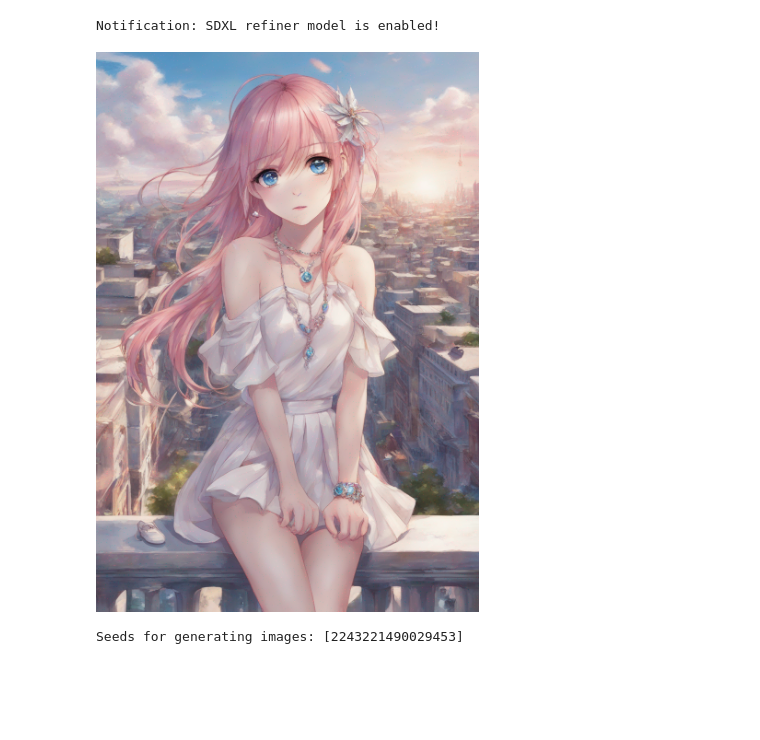
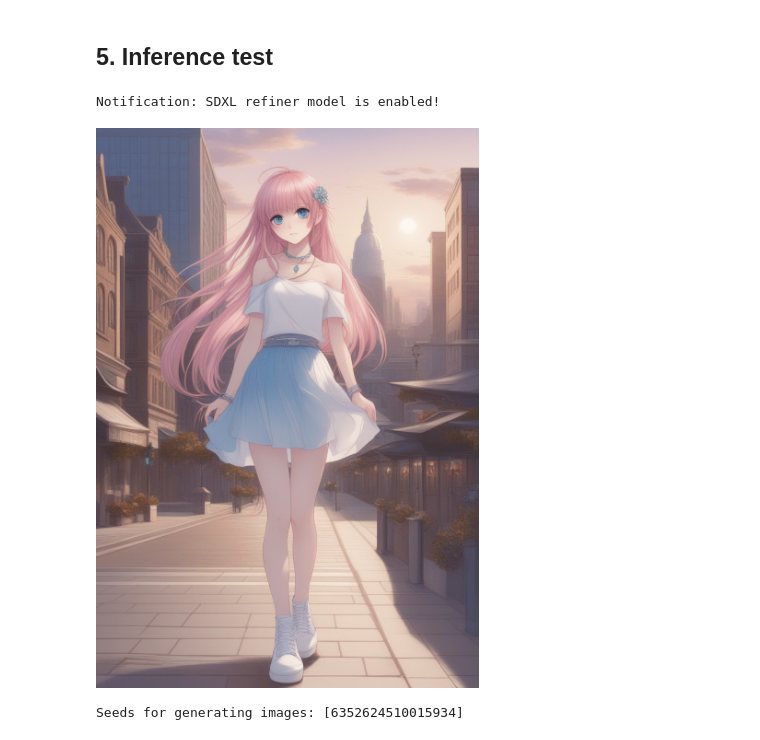
Before and after one commit to terrificdm/sd-sagemaker-deployment, a Jupyter notebook: sdxl-deploy-pytorch-dlc.ipynb, the cells around one changed output. Saved outputs shown, nothing was run; the diff lists cells and outputs as text; code cells hidden in the pictures; blank space fills up the shorter version.

```diff
--- a/sdxl-deploy-pytorch-dlc.ipynb
+++ b/sdxl-deploy-pytorch-dlc.ipynb
@@ -237,6 +251,8 @@ print('Waiting for the endpoint to be in service, this can take several minutes.
 waiter = sagemaker_client.get_waiter('endpoint_in_service')
 waiter.wait(EndpointName=endpoint_name)
 print(f'Endpoint {endpoint_name} is in service.')
+# %% [markdown]
+## 5. Inference test
 # %%
 from sagemaker.predictor import Predictor
 from sagemaker.serializers import JSONSerializer
@@ -265,33 +281,33 @@ def decode_base64_image(image_string):
 response = predictor.predict(data={
     "prompt": "1girl, standing, blue eyes, parted lips, long hair, pink hair, bangs, jewelry, bare shoulder, skirt, beautiful legs, white shoes, looking at viewer, full body, solo, city background",
     "negative_prompt": "ugly, disfigured, distorted body, bad hands",
     "height": 1216,
     "width": 832,
     "num_images_per_prompt": 1,
     "refiner": "enable",
-    "num_inference_steps": 20,
+    "num_inference_steps": 30,
     "high_noise_frac": 0.8,
     "guidance_scale": 7.5,
     "lora_s3_path": lora_s3_path, # You can change s3 url of the lora model in dynamic
     # "seed" : 2243221490029453  # uncomment seed and replace with generated one, if you want to produce same
   }
 )
 
 print(f"\nNotification: {response['notification']}\n")
 
 # decode images
 decoded_images = [decode_base64_image(image) for image in response["generated_images"]]
 
 # visualize generation
 i = 0
 for image in decoded_images:
     display(image)
     seed = response['seeds'][i]
     i = i+1
 
 # print(seeds)
 print(f"\nSeeds for generating images: {response['seeds']}")
 # %% [output]
 Notification: SDXL refiner model is enabled!
-[figure, old version]
+[figure, new version]
-Seeds for generating images: [2243221490029453]
+Seeds for generating images: [6352624510015934]
```
Also changed, not shown: parts of 15 cells of this notebook, 2 other files.
